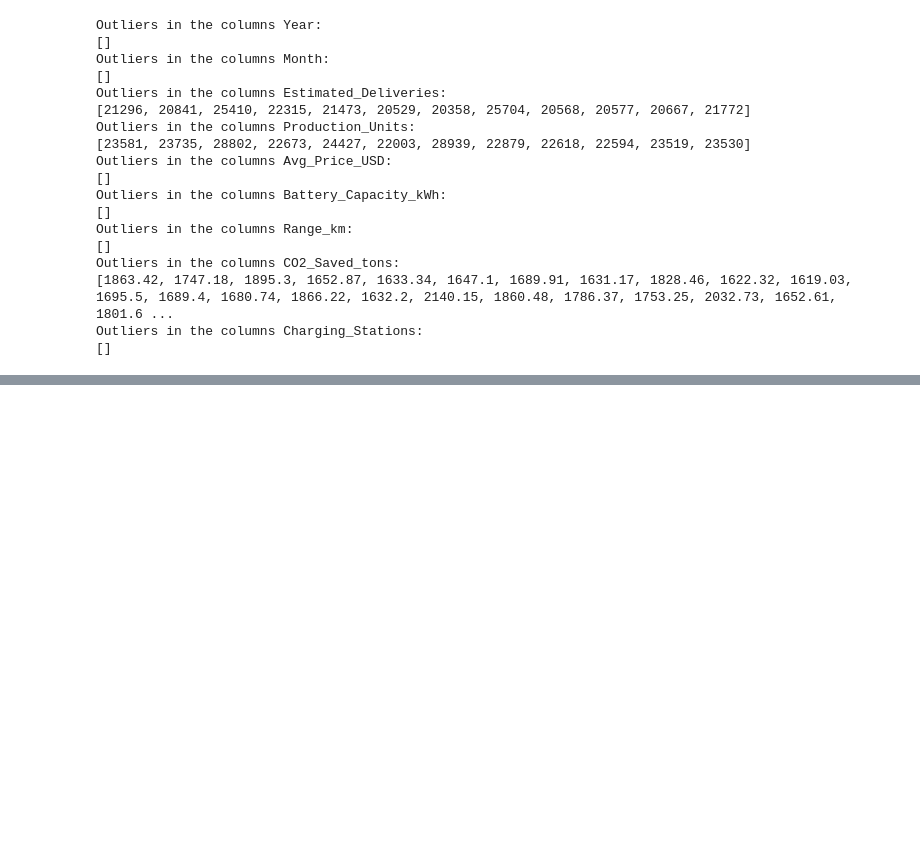
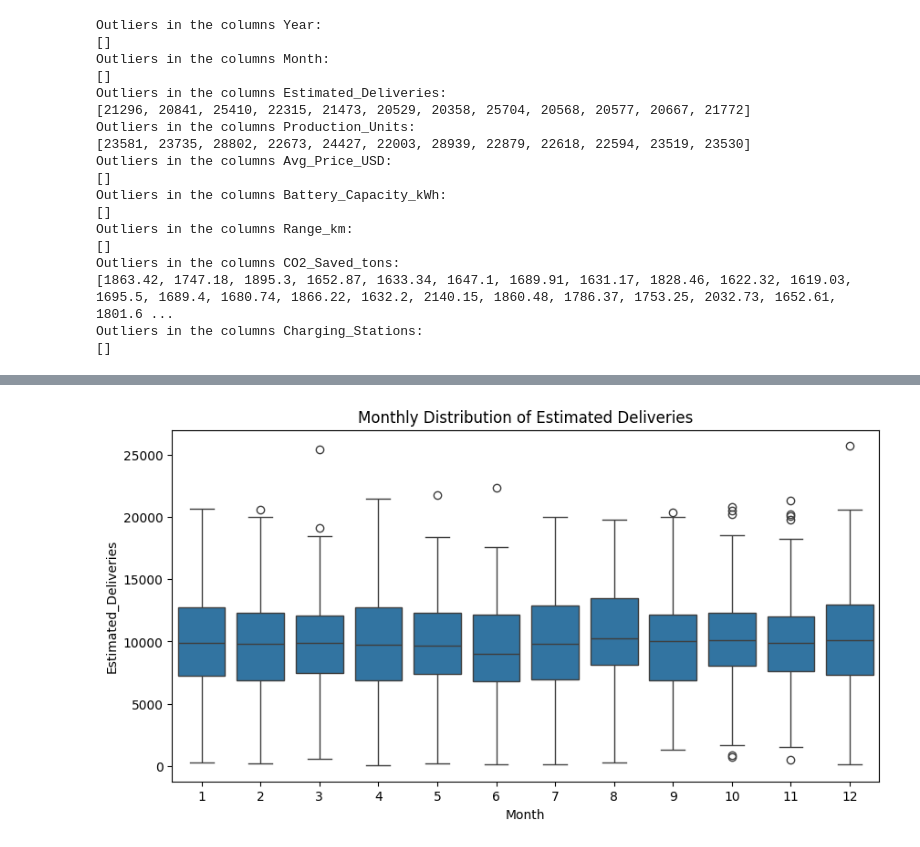
Before and after one commit to bhavanibeemanpalli2108/celebal_assignments, a Jupyter notebook: WEEK2/NoteBooks/WEEK2_BhavaniBeemanpalli.ipynb, the cells around one changed output, grey strips where cells are left out. Saved outputs shown, nothing was run; the diff lists cells and outputs as text; code cells hidden in the pictures; blank space fills up the shorter version.

```diff
--- a/WEEK2/NoteBooks/WEEK2_BhavaniBeemanpalli.ipynb
+++ b/WEEK2/NoteBooks/WEEK2_BhavaniBeemanpalli.ipynb
@@ -239,0 +280,13 @@ Outliers in the columns Charging_Stations:
+# %%
+plt.figure(figsize=(10,5))
+
+sns.boxplot(
+    x='Month',
+    y='Estimated_Deliveries',
+    data=df
+)
+
+plt.title('Monthly Distribution of Estimated Deliveries')
+plt.show()
+# %% [output]
+[figure, added]
```
Also changed, not shown: parts of 81 cells of this notebook, 1 other file.
